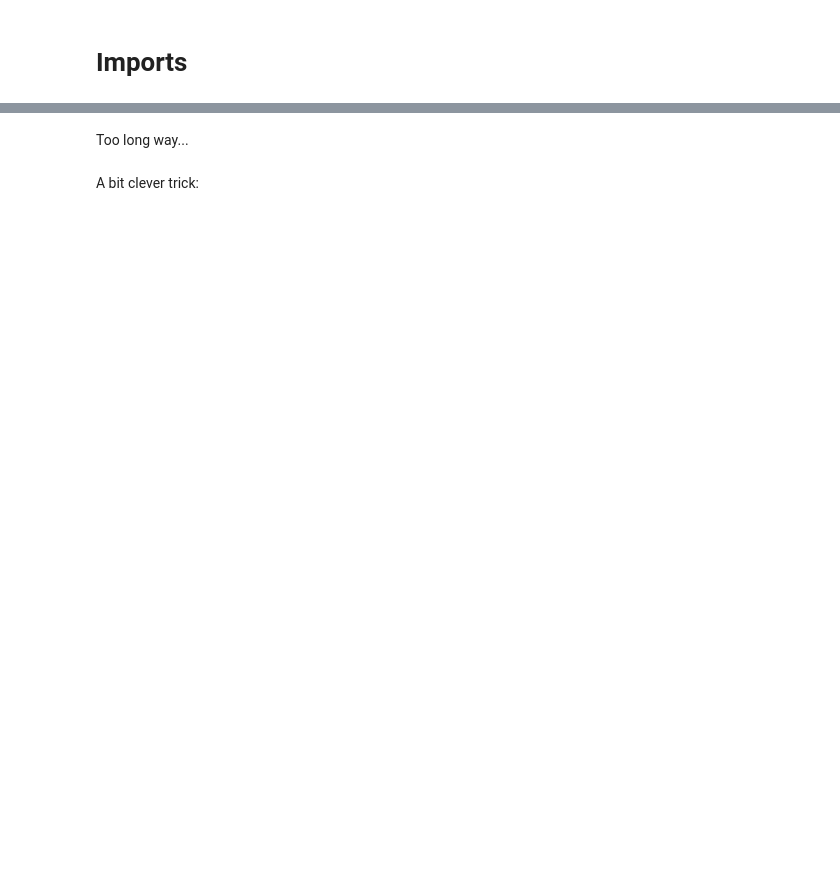
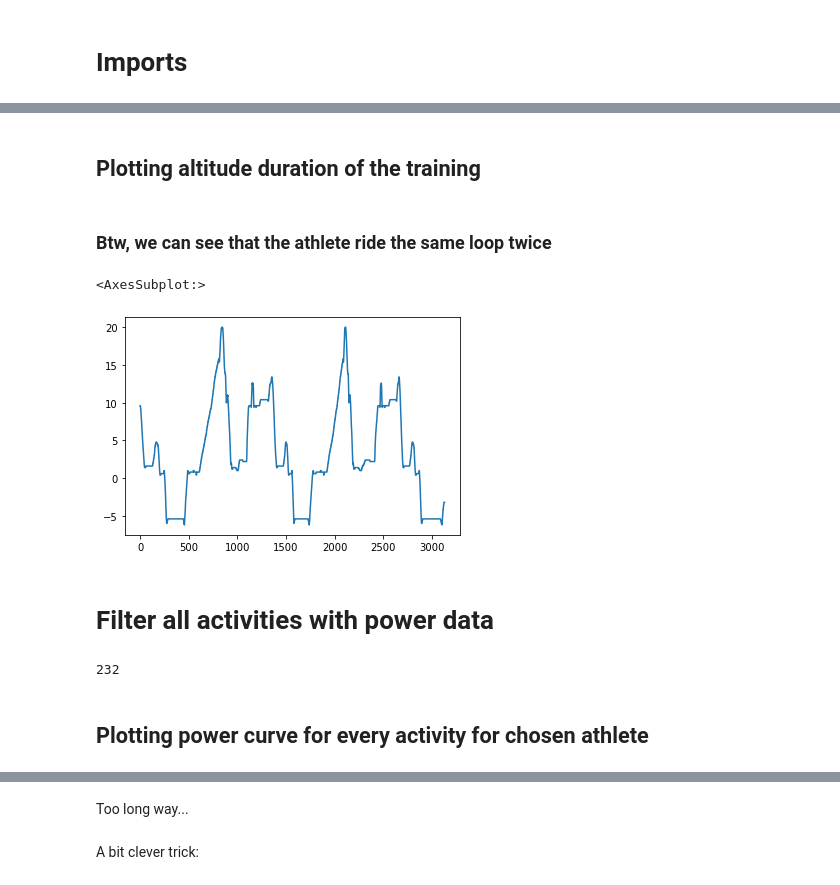
Before and after one commit to matib-g/MasterThesis-Analysis-of-cyclists-training, a Jupyter notebook: ReadData.ipynb, the cells around one changed output, grey strips where cells are left out. Cells and saved outputs as stored; diff of their text form; code cells hidden in the pictures; blank space fills up the shorter version.

```diff
--- a/ReadData.ipynb
+++ b/ReadData.ipynb
@@ -25,0 +139,21 @@ len(athletes)
+# %% [markdown]
+## Plotting altitude duration of the training
+# %% [markdown]
+### Btw, we can see that the athlete ride the same loop twice
+# %%
+random_activities[n].data.alt.plot()
+# %% [output]
+<AxesSubplot:>
+[figure, added]
+# %% [markdown]
+# Filter all activities with power data
+# %%
+bike_activities = list()
+for activity in random_activities:
+    if 'power_mmp_secs' in activity.metadata['METRICS']:
+        bike_activities.append(activity)
+len(bike_activities)
+# %% [output]
+232
+# %% [markdown]
+## Plotting power curve for every activity for chosen athlete
```
Also changed, not shown: parts of 78 cells of this notebook.
